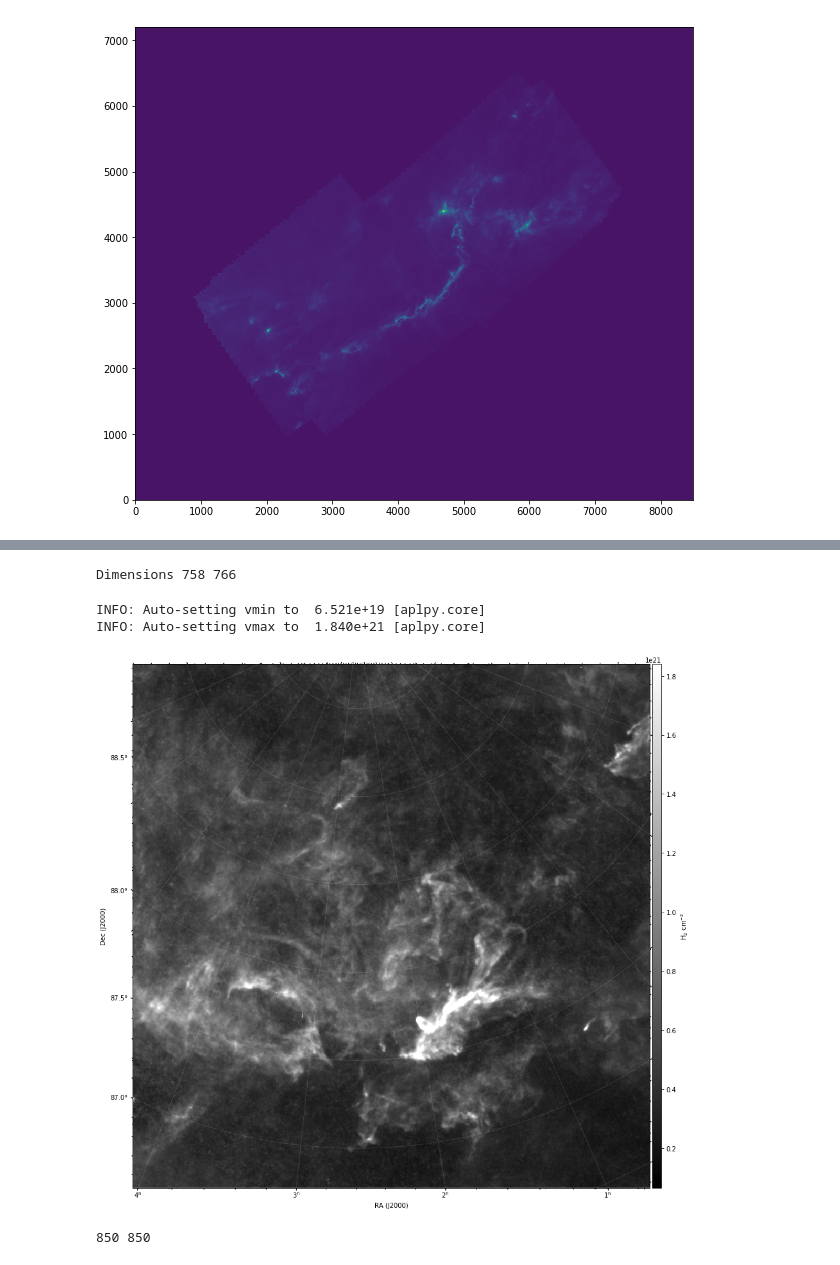
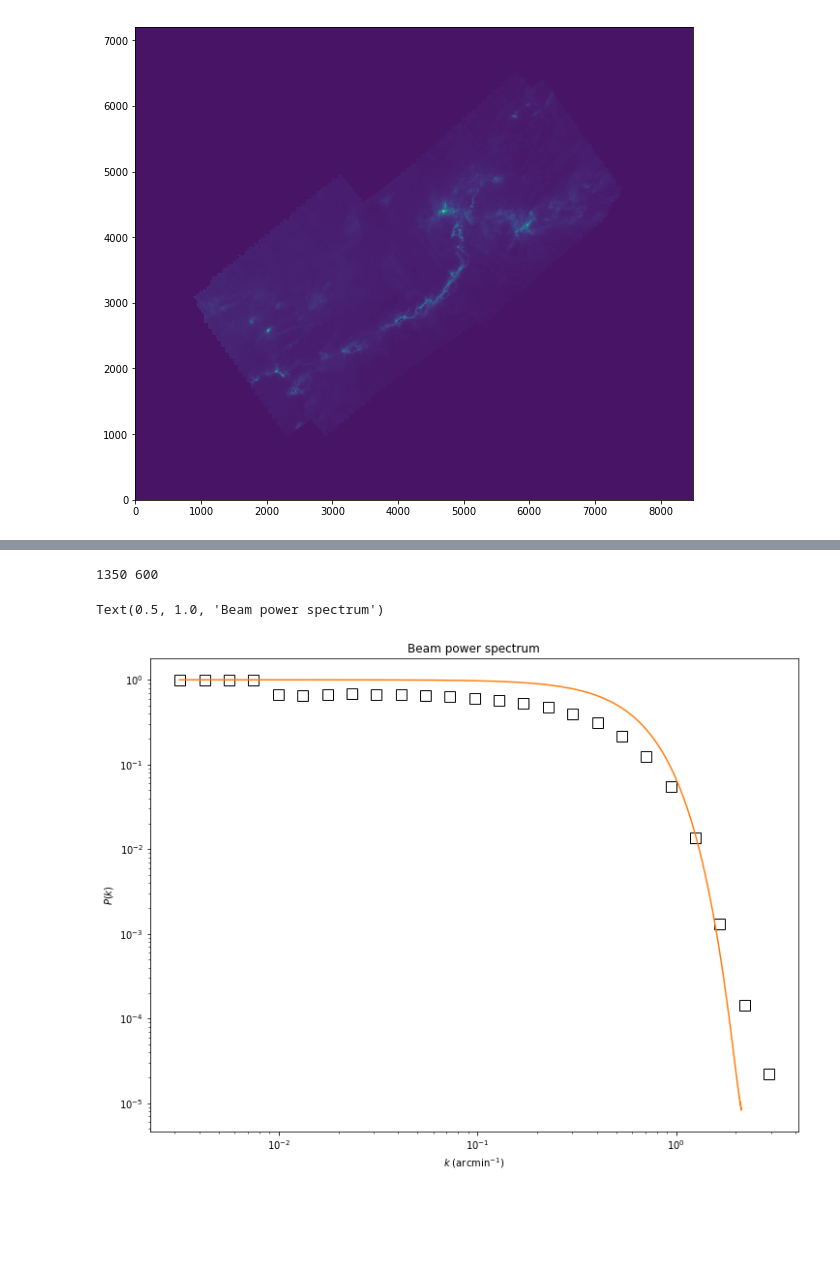
Before and after one commit to jfrob27/M1stage2020, a Jupyter notebook: Taurus.ipynb, the cells around one changed output, grey strips where cells are left out. Saved outputs shown, nothing was run; the diff lists cells and outputs as text; code cells hidden in the pictures; blank space fills up the shorter version.

```diff
--- a/Taurus.ipynb
+++ b/Taurus.ipynb
@@ -97,8 +73,0 @@ imshow(im,origin='bottom')
-# %%
-#Cut the map
-input = '/user/workdir/albouyg/Gouldbelt/Taurus/HGBS_taurus_L1495_column_density_map_rebin_rot.fits'
-output = '/user/workdir/albouyg/Gouldbelt/Taurus/HGBS_taurus_L1495_column_density_map_rebin_rot_cut.fits'
-coords = np.array([284,250,1041,1015])
-subfits(input,output,coords)
-# %% [output]
-Dimensions 758 766
@@ -110,19 +74,3 @@ header = HDU[0].header
-# %%
-fig_all = plt.figure(1, figsize=(15,15))
-fig = aplpy.FITSFigure('/user/workdir/albouyg/Gouldbelt/Taurus/HGBS_taurus_L1495_column_density_map_rebin_rot_cut.fits',figure=fig_all)
-fig.show_colorscale(cmap='gray')
-fig.tick_labels.set_xformat('hh')
-fig.tick_labels.set_yformat('dd.d')
-fig.ticks.set_xspacing(15)  # degrees
-fig.ticks.set_yspacing(0.5)  # degrees
-fig.add_colorbar()
-fig.add_grid()
-fig.grid.set_alpha(0.15)
-fig.colorbar.set_axis_label_text(r'H$_2$ cm$^{-2}$')
-# %% [output]
-INFO: Auto-setting vmin to  6.521e+19 [aplpy.core]
-INFO: Auto-setting vmax to  1.840e+21 [aplpy.core]
-[figure, removed]
 # %%
 #Resolution in arcmin
 reso = HDU[0].header['CDELT2'] * 60.
@@ -145,10 +94,42 @@ tab_k, spec_k = powspec(imr, reso=reso)
 # %%
 #Set a list of q
 q=[]
-q=[2.5]*26
+q=[2.5]*30
 
 #Wavelet power spectrum
 wt, S11a, wav_k, S1a, q = fan_trans(im, reso=reso, q=q, qdyn=True, skewl=0.4, arrdim = newdim, smooth=False, angular=False, apodize=.98)
 # %% [output]
-850 850
+1350 600
+# %%
+#Wavelet power spectrum of the telescope beam
+
+beam = fits.open('/user/workdir/albouyg/Gouldbelt/empiral_spire_beam_500.fits')[0].data
+beamr = padding(beam,newdim[0],newdim[1])
+
+Bwt, BS11a, Bwav_k, BS1a, Bq = fan_trans(beamr, reso=reso, q=0, smooth=False)
+del Bwt, BS11a, Bwav_k, Bq
+
+tab_k, spec_beam2 = powspec(beamr,reso)
+spec_beamn2 = spec_beam2 / spec_beam2[0]
+
+#Spectrum normalisation
+BS1an = BS1a / BS1a[3]
+BS1an[:3] = 1.0
+
+#Beam simulation
+Sbeam = gauss_beam(36.9 / (60.*reso),newdim[0],newdim[1],FWHM=True)
+tab_k, spec_beam = powspec(Sbeam,reso)
+spec_beamn = spec_beam / spec_beam[0]
+
+plt.figure(figsize(12,9))
+plt.plot(wav_k, BS1an,'s', markersize = 11, markerfacecolor='none', markeredgecolor='black')
+plt.plot(tab_k, spec_beamn)
+plt.xscale('log')
+plt.yscale('log')
+plt.xlabel(r'$k$ (arcmin$^{-1}$)')
+plt.ylabel(r'$P(k)$')
+plt.title('Beam power spectrum')
+# %% [output]
+Text(0.5, 1.0, 'Beam power spectrum')
+[figure, added]
 # %%
```
Also changed, not shown: parts of 14 cells of this notebook, 3 other files.
